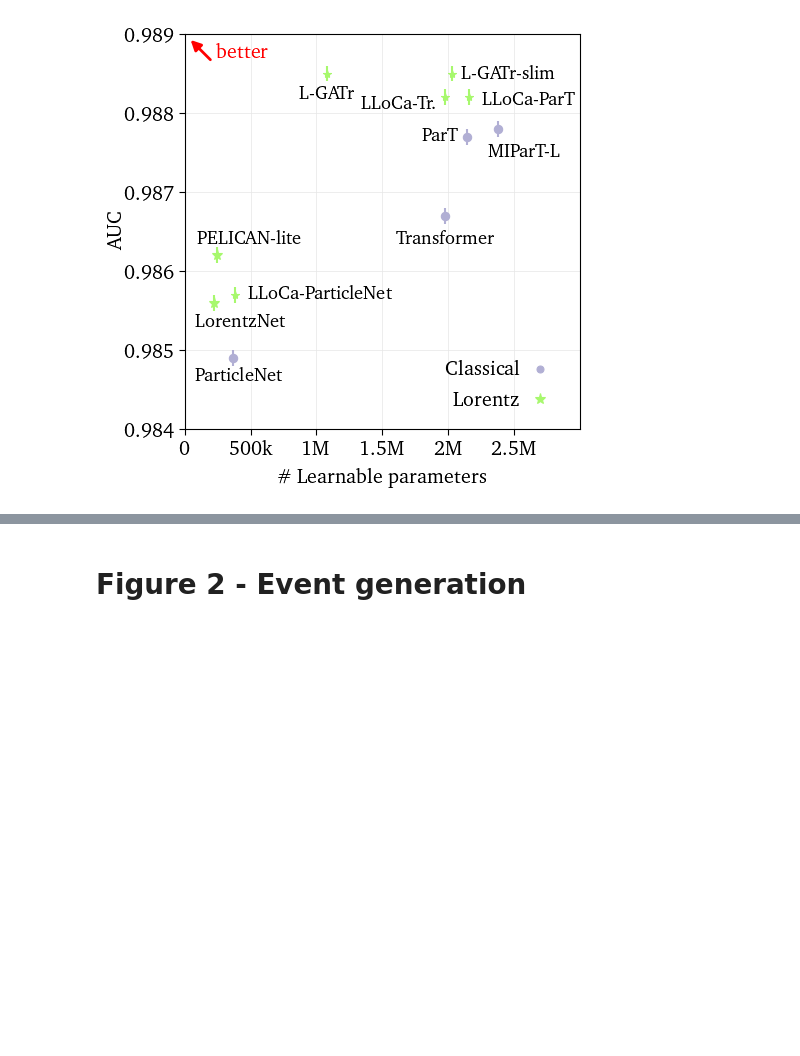
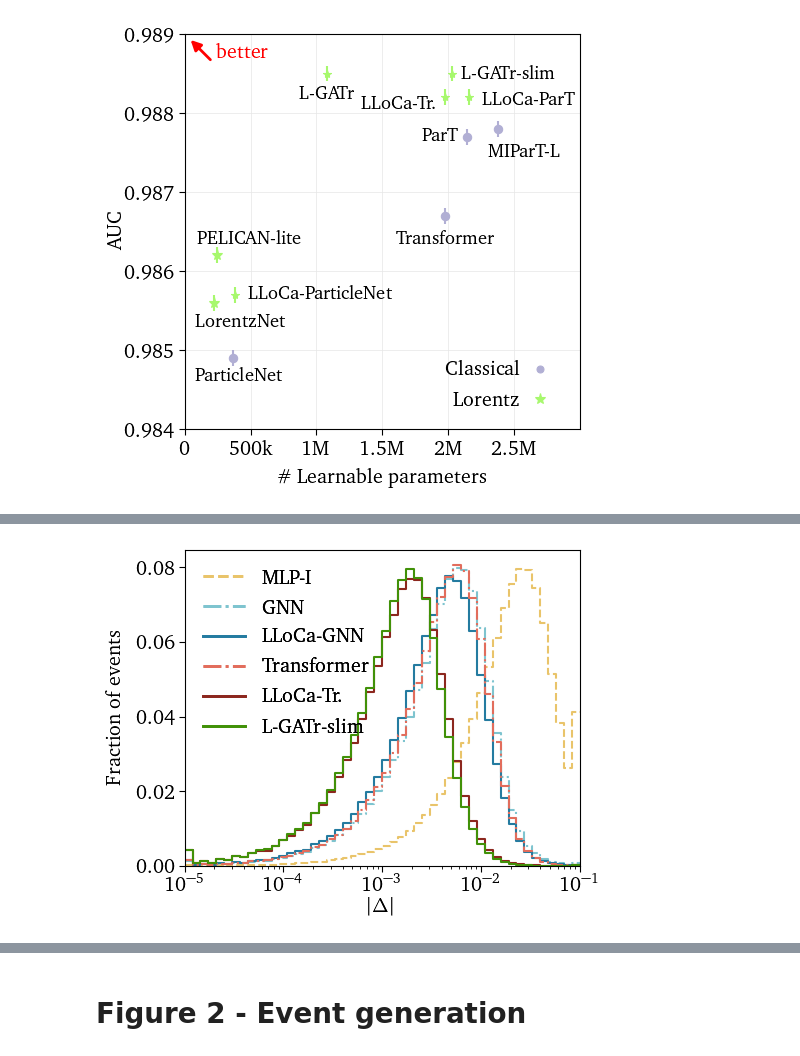
Before and after one commit to heidelberg-hepml/tagger-quantization, a Jupyter notebook: notebooks/plots.ipynb, the cells around one changed output, grey strips where cells are left out. Drawn from its saved outputs; the diff is of its cells as text; code cells hidden in the pictures; blank space fills up the shorter version.

```diff
--- a/notebooks/plots.ipynb
+++ b/notebooks/plots.ipynb
@@ -1006,0 +1009,2 @@ file.close()
+# %%
+file = PdfPages("amplitudes.pdf")
@@ -1006,0 +1087,4 @@ file.close()
+# %%
+create_histogram(logy=False, loc_legend=(0,1))
+# %% [output]
+[figure, added]
```
Also changed, not shown: parts of 12 cells of this notebook.
